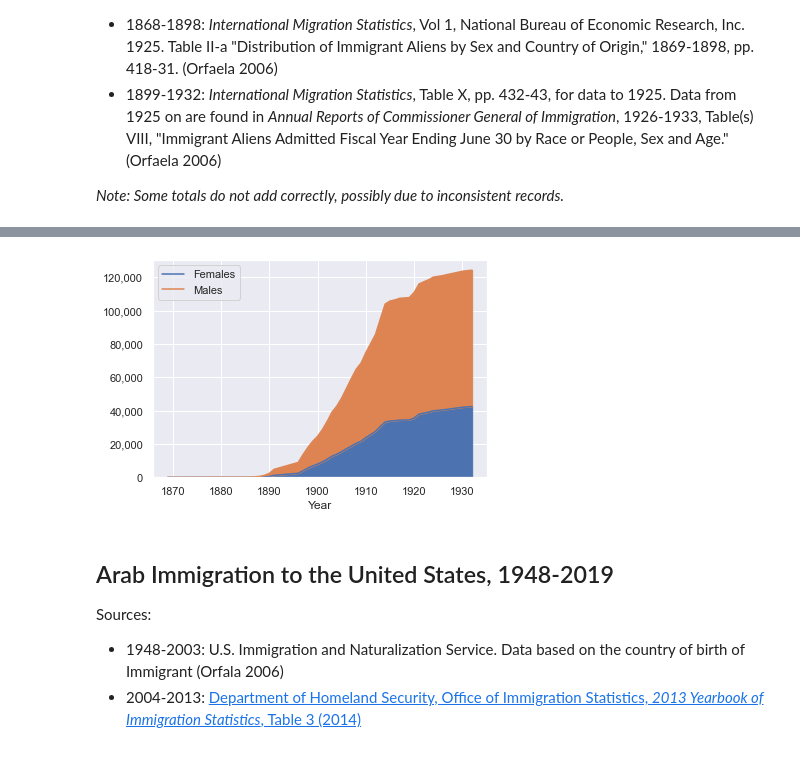
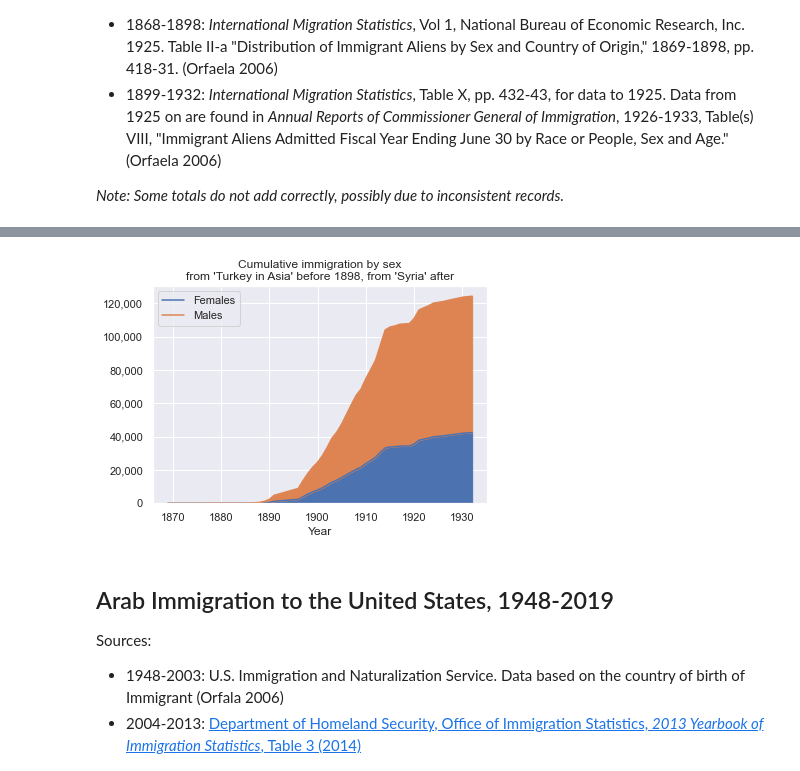
Before and after one commit to cjwit/arab-immigration, a Jupyter notebook: chart.ipynb, the cells around one changed output, grey strips where cells are left out. Cells and saved outputs as stored; diff of their text form; code cells hidden in the pictures.

```diff
--- a/chart.ipynb
+++ b/chart.ipynb
@@ -40,10 +40,10 @@ formatYAxis(byYearChartEarly)
 # %%
 combinedDataCumulative = pt.cumsum()
-cumulativeChartEarly = combinedDataCumulative.plot.area()
+cumulativeChartEarly = combinedDataCumulative.plot.area(title="Cumulative immigration by sex\nfrom 'Turkey in Asia' before 1898, from 'Syria' after")
 cumulativeChartEarly.legend(labels=labels)
 formatYAxis(cumulativeChartEarly)
 # %% [output]
-[figure, old version]
+[figure, new version]
 # %% [markdown]
 ## Arab Immigration to the United States, 1948-2019
 
```
Also changed, not shown: parts of 3 cells of this notebook.
